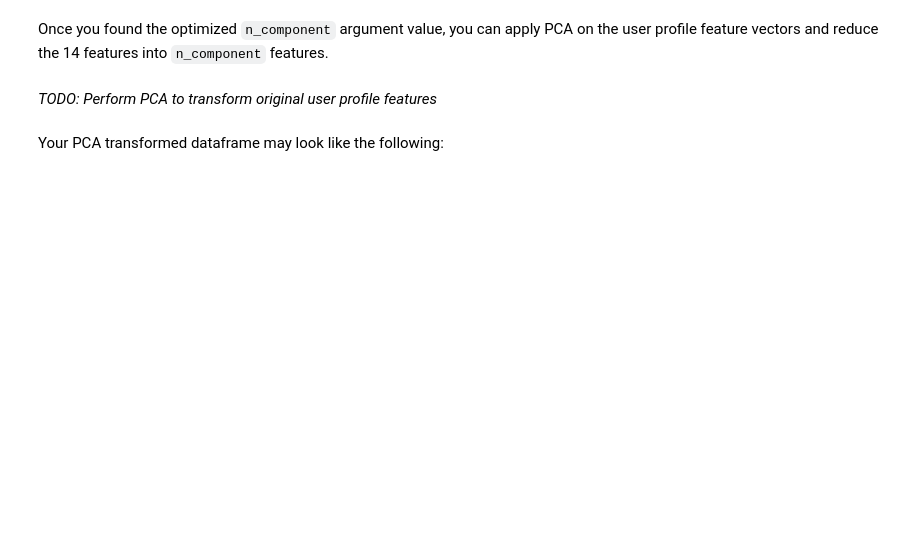
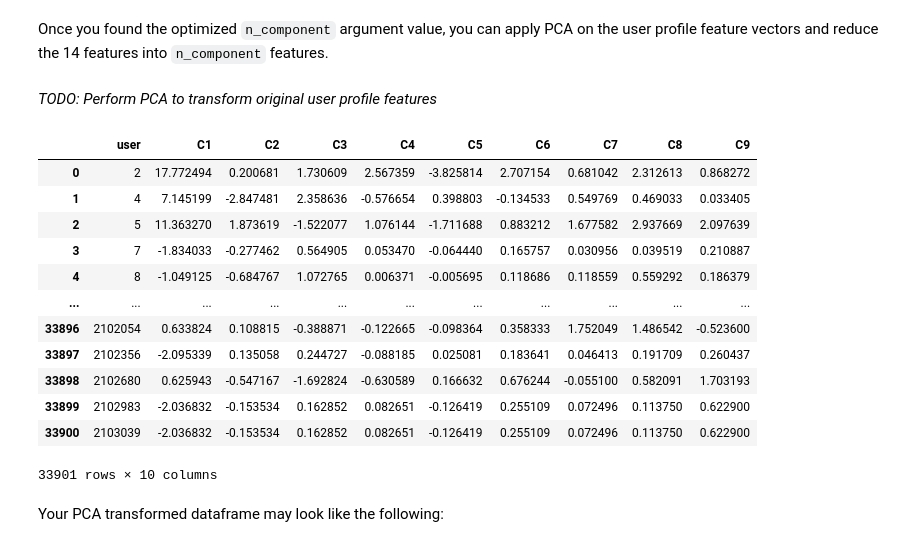
Before and after one commit to mzaoualim/Coursera_IBM_Machine_Learning_Professional_Certificate, a Jupyter notebook: Machine Learning Capstone/lab_jupyter_content_clustering.ipynb, the cells around one changed output. Drawn from its saved outputs; the diff is of its cells as text; code cells hidden in the pictures; blank space fills up the shorter version.

```diff
--- a/Machine Learning Capstone/lab_jupyter_content_clustering.ipynb
+++ b/Machine Learning Capstone/lab_jupyter_content_clustering.ipynb
@@ -368,11 +371,37 @@ Once you found the optimized `n_component` argument value, you can apply PCA on
 # %% [markdown]
 *TODO: Perform PCA to transform original user profile features*
 # %%
-*# WRITE YOUR CODE HERE
+# WRITE YOUR CODE HERE
 
 # - For a list of candidate `n_components` arguments such as 1 to 14, find out the minimal `n` that can explain accumulated 90% variances of previous data
 # - In the fitted PCA() model, you can find explained_variance_ratio_ and use the sum() function to add them to get the accumulated variance ratio
 # - Merge the user ids and transformed features into a new dataframe
+pca = PCA(n_components=9)
+pca.fit(features)
+components = pca.transform(features)
+
+def combine_components_labels(user_ids, components):
+    labels_df = pd.DataFrame(components)
+    components_df = pd.merge(user_ids, labels_df, left_index=True, right_index=True)
+    components_df.columns = ['user', 'C1', 'C2', 'C3', 'C4', 'C5', 'C6', 'C7', 'C8', 'C9']
+    return components_df
+
+PCA9 = combine_components_labels(user_ids, components)
+PCA9
+# %% [output]
+|  | user | C1 | C2 | C3 | C4 | C5 | C6 | C7 | C8 | C9 |
+| 0 | 2 | 17.772494 | 0.200681 | 1.730609 | 2.567359 | -3.825814 | 2.707154 | 0.681042 | 2.312613 | 0.868272 |
+| 1 | 4 | 7.145199 | -2.847481 | 2.358636 | -0.576654 | 0.398803 | -0.134533 | 0.549769 | 0.469033 | 0.033405 |
+| 2 | 5 | 11.363270 | 1.873619 | -1.522077 | 1.076144 | -1.711688 | 0.883212 | 1.677582 | 2.937669 | 2.097639 |
+| 3 | 7 | -1.834033 | -0.277462 | 0.564905 | 0.053470 | -0.064440 | 0.165757 | 0.030956 | 0.039519 | 0.210887 |
+| 4 | 8 | -1.049125 | -0.684767 | 1.072765 | 0.006371 | -0.005695 | 0.118686 | 0.118559 | 0.559292 | 0.186379 |
+| ... | ... | ... | ... | ... | ... | ... | ... | ... | ... | ... |
+| 33896 | 2102054 | 0.633824 | 0.108815 | -0.388871 | -0.122665 | -0.098364 | 0.358333 | 1.752049 | 1.486542 | -0.523600 |
+| 33897 | 2102356 | -2.095339 | 0.135058 | 0.244727 | -0.088185 | 0.025081 | 0.183641 | 0.046413 | 0.191709 | 0.260437 |
+| 33898 | 2102680 | 0.625943 | -0.547167 | -1.692824 | -0.630589 | 0.166632 | 0.676244 | -0.055100 | 0.582091 | 1.703193 |
+| 33899 | 2102983 | -2.036832 | -0.153534 | 0.162852 | 0.082651 | -0.126419 | 0.255109 | 0.072496 | 0.113750 | 0.622900 |
+| 33900 | 2103039 | -2.036832 | -0.153534 | 0.162852 | 0.082651 | -0.126419 | 0.255109 | 0.072496 | 0.113750 | 0.622900 |
+33901 rows × 10 columns
 # %% [markdown]
 Your PCA transformed dataframe may look like the following:
 # %% [markdown]
```
Also changed, not shown: parts of 14 cells of this notebook.
